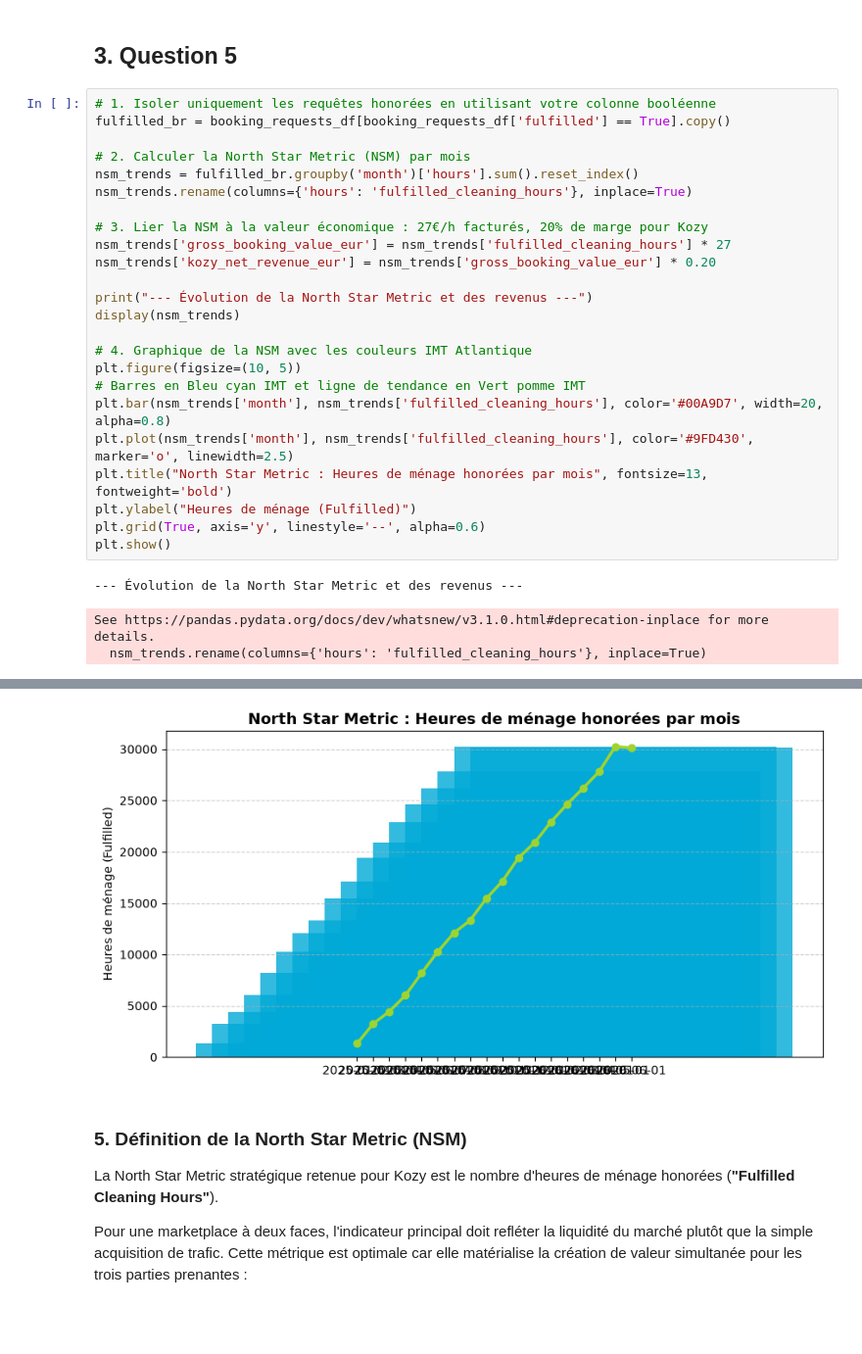
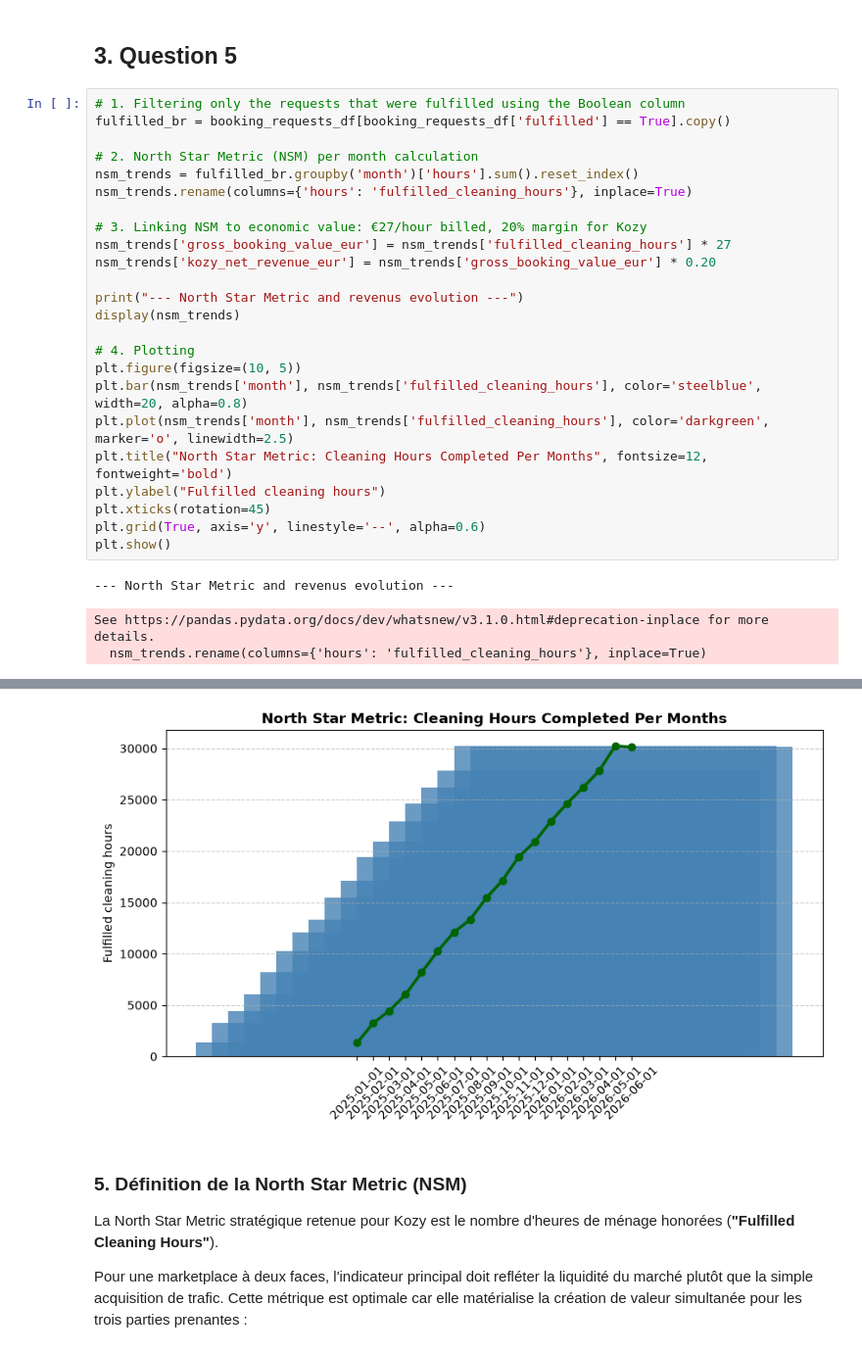
Before and after one commit to Berenice029/Growth_modelling_project, a Jupyter notebook: question_4&5.ipynb, the cells around one changed output, grey strips where cells are left out. Shown at 98% size. Cells and saved outputs as stored; diff of their text form; blank space fills up the shorter version.

Commit message:
feat: cleaning the repo part1

```diff
--- a/question_4&5.ipynb
+++ b/question_4&5.ipynb
@@ -107,51 +103,51 @@ Cette dynamique a généré deux situations opposées selon les villes :
 # %% [markdown]
 ## 3. Question 5
 # %%
-# 1. Isoler uniquement les requêtes honorées en utilisant votre colonne booléenne
+# 1. Filtering only the requests that were fulfilled using the Boolean column
 fulfilled_br = booking_requests_df[booking_requests_df['fulfilled'] == True].copy()
 
-# 2. Calculer la North Star Metric (NSM) par mois
+# 2. North Star Metric (NSM) per month calculation
 nsm_trends = fulfilled_br.groupby('month')['hours'].sum().reset_index()
 nsm_trends.rename(columns={'hours': 'fulfilled_cleaning_hours'}, inplace=True)
 
-# 3. Lier la NSM à la valeur économique : 27€/h facturés, 20% de marge pour Kozy
+# 3. Linking NSM to economic value: €27/hour billed, 20% margin for Kozy
 nsm_trends['gross_booking_value_eur'] = nsm_trends['fulfilled_cleaning_hours'] * 27
 nsm_trends['kozy_net_revenue_eur'] = nsm_trends['gross_booking_value_eur'] * 0.20
 
-print("--- Évolution de la North Star Metric et des revenus ---")
+print("--- North Star Metric and revenus evolution ---")
 display(nsm_trends)
 
-# 4. Graphique de la NSM avec les couleurs IMT Atlantique
+# 4. Plotting
 plt.figure(figsize=(10, 5))
-# Barres en Bleu cyan IMT et ligne de tendance en Vert pomme IMT
-plt.bar(nsm_trends['month'], nsm_trends['fulfilled_cleaning_hours'], color='#00A9D7', width=20, alpha=0.8)
-plt.plot(nsm_trends['month'], nsm_trends['fulfilled_cleaning_hours'], color='#9FD430', marker='o', linewidth=2.5)
-plt.title("North Star Metric : Heures de ménage honorées par mois", fontsize=13, fontweight='bold')
-plt.ylabel("Heures de ménage (Fulfilled)")
+plt.bar(nsm_trends['month'], nsm_trends['fulfilled_cleaning_hours'], color='steelblue', width=20, alpha=0.8)
+plt.plot(nsm_trends['month'], nsm_trends['fulfilled_cleaning_hours'], color='darkgreen', marker='o', linewidth=2.5)
+plt.title("North Star Metric: Cleaning Hours Completed Per Months", fontsize=12, fontweight='bold')
+plt.ylabel("Fulfilled cleaning hours")
+plt.xticks(rotation=45)
 plt.grid(True, axis='y', linestyle='--', alpha=0.6)
 plt.show()
 # %% [output]
---- Évolution de la North Star Metric et des revenus ---
+--- North Star Metric and revenus evolution ---
 See https://pandas.pydata.org/docs/dev/whatsnew/v3.1.0.html#deprecation-inplace for more details.
   nsm_trends.rename(columns={'hours': 'fulfilled_cleaning_hours'}, inplace=True)
 |  | month | fulfilled_cleaning_hours | gross_booking_value_eur | kozy_net_revenue_eur |
 | 0 | 2025-01-01 | 1325 | 35775 | 7155.0 |
 | 1 | 2025-02-01 | 3250 | 87750 | 17550.0 |
 | 2 | 2025-03-01 | 4444 | 119988 | 23997.6 |
 | 3 | 2025-04-01 | 6029 | 162783 | 32556.6 |
 | 4 | 2025-05-01 | 8190 | 221130 | 44226.0 |
 | 5 | 2025-06-01 | 10271 | 277317 | 55463.4 |
 | 6 | 2025-07-01 | 12099 | 326673 | 65334.6 |
 | 7 | 2025-08-01 | 13311 | 359397 | 71879.4 |
 | 8 | 2025-09-01 | 15434 | 416718 | 83343.6 |
 | 9 | 2025-10-01 | 17130 | 462510 | 92502.0 |
 | ... | ... | ... | ... | ... |
 | 13 | 2026-02-01 | 24619 | 664713 | 132942.6 |
 | 14 | 2026-03-01 | 26197 | 707319 | 141463.8 |
 | 15 | 2026-04-01 | 27817 | 751059 | 150211.8 |
 | 16 | 2026-05-01 | 30254 | 816858 | 163371.6 |
 | 17 | 2026-06-01 | 30124 | 813348 | 162669.6 |
-[figure, old version]
+[figure, new version]
 # %% [markdown]
 ### 5. Définition de la North Star Metric (NSM)
 
```
Also changed, not shown: parts of 4 cells of this notebook, 6 other files.
